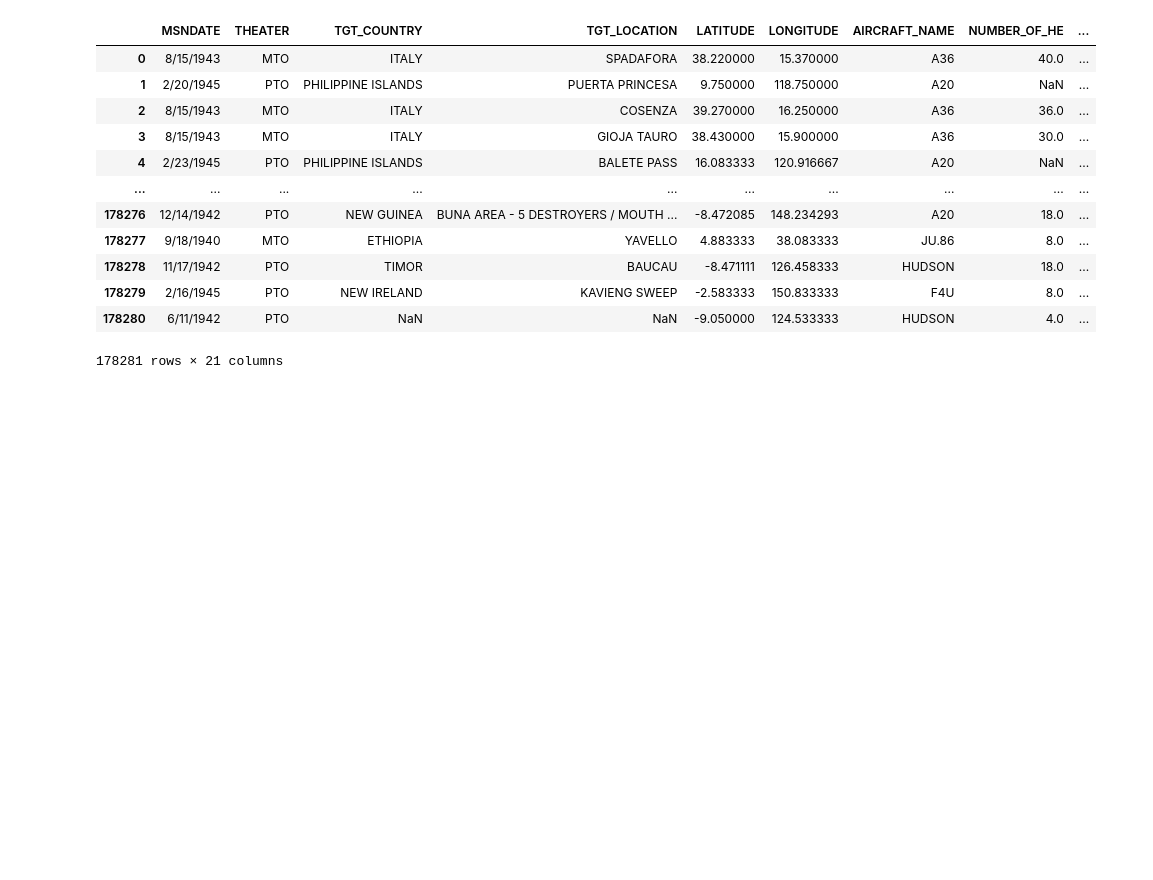
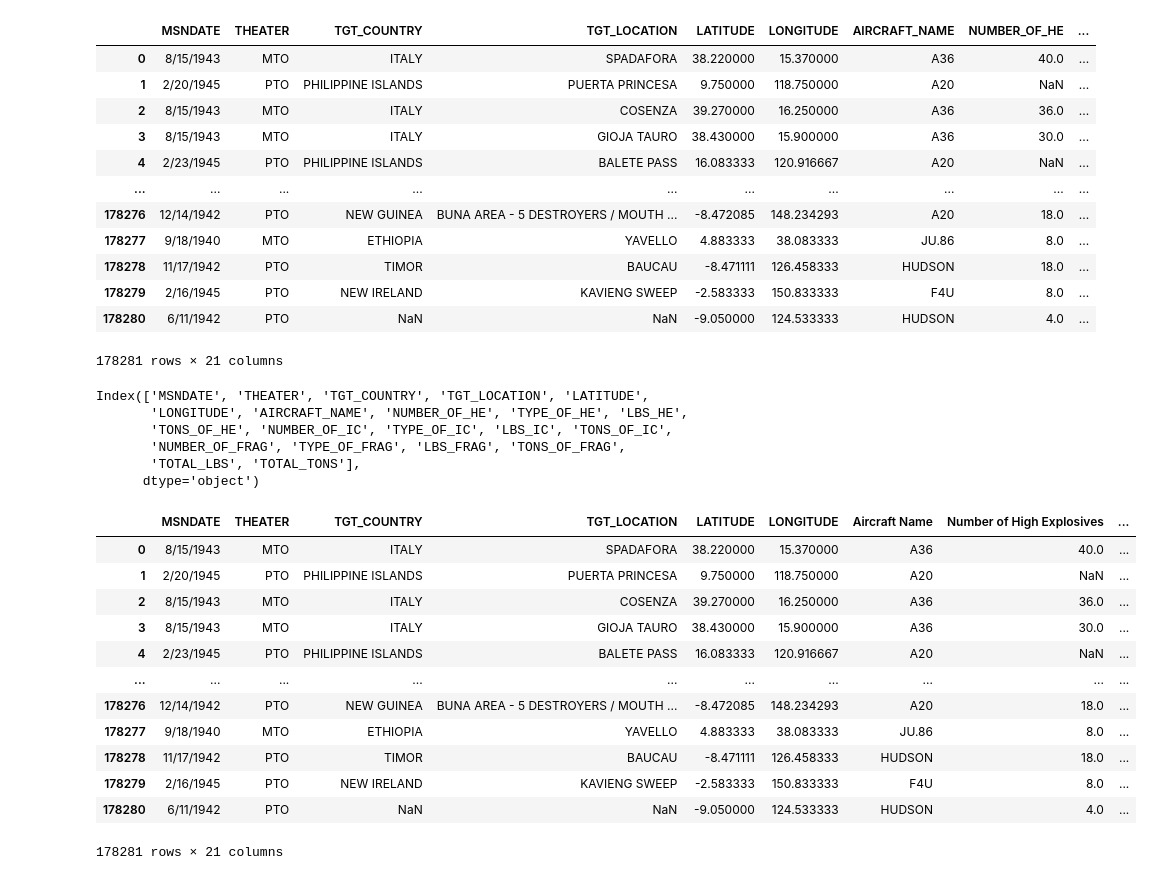
Before and after one commit to ibeth92/WWII, a Jupyter notebook: THOR_scrape.ipynb, the cells around one changed output. Saved outputs shown, nothing was run; the diff lists cells and outputs as text; code cells hidden in the pictures; blank space fills up the shorter version.

```diff
--- a/THOR_scrape.ipynb
+++ b/THOR_scrape.ipynb
@@ -3,5 +6,5 @@ import pandas as pd
 # %%
-thor_path = 'THOR_WWII_DATA_CLEAN.csv'
+thor_path = 'Resources/THOR_WWII_DATA_CLEAN.csv'
 thor_df = pd.read_csv(thor_path,encoding='latin-1', low_memory=False)
 thor_df.head()
 # %% [output]
@@ -84,3 +93,14 @@ final_thor
 | 178279 | 2/16/1945 | PTO | NEW IRELAND | KAVIENG SWEEP | -2.583333 | 150.833333 | F4U | 8.0 | ... |
 | 178280 | 6/11/1942 | PTO | NaN | NaN | -9.050000 | 124.533333 | HUDSON | 4.0 | ... |
 178281 rows × 21 columns
+# %%
+final_thor.columns
+# %% [output]
+Index(['MSNDATE', 'THEATER', 'TGT_COUNTRY', 'TGT_LOCATION', 'LATITUDE',
+       'LONGITUDE', 'AIRCRAFT_NAME', 'NUMBER_OF_HE', 'TYPE_OF_HE', 'LBS_HE',
+       'TONS_OF_HE', 'NUMBER_OF_IC', 'TYPE_OF_IC', 'LBS_IC', 'TONS_OF_IC',
+       'NUMBER_OF_FRAG', 'TYPE_OF_FRAG', 'LBS_FRAG', 'TONS_OF_FRAG',
+       'TOTAL_LBS', 'TOTAL_TONS'],
+      dtype='object')
+# %%
+thor_scrape = final_thor.rename(columns={"AIRCRAFT_NAME": "Aircraft Name", "NUMBER_OF_HE": "Number of High Explosives", "TYPE_OF_HE": "Type of High Explosive", "LBS_HE": "Weight of High Explosive (lbs)", "TONS_OF_HE": "Weight of High Explosive (tons)", "NUMBER_OF_IC": "Number of Incendiary", "TYPE_OF_IC": "Type of Incendiary", "LBS_IC": "Weight of Incendiary (lbs)", "TONS_OF_IC": "Weight of Incendiary (tons)", "NUMBER_OF_FRAG": "Number of Fragmentation Weapon", "TYPE_OF_FRAG": "Type of Fragmentation Weapon", "LBS_FRAG": "Weight of Fragmentaion Weapon (lbs)", "TONS_OF_FRAG": "Weight of Fragmentation Weapon (tons)", "TOTAL_LBS": "Total Weight (lbs)", "TOTAL_TONS": "Total Weight (tons)"})
@@ -86,0 +109,16 @@ final_thor
+# %%
+thor_scrape
+# %% [output]
+|  | MSNDATE | THEATER | TGT_COUNTRY | TGT_LOCATION | LATITUDE | LONGITUDE | Aircraft Name | Number of High Explosives | ... |
+| 0 | 8/15/1943 | MTO | ITALY | SPADAFORA | 38.220000 | 15.370000 | A36 | 40.0 | ... |
+| 1 | 2/20/1945 | PTO | PHILIPPINE ISLANDS | PUERTA PRINCESA | 9.750000 | 118.750000 | A20 | NaN | ... |
+| 2 | 8/15/1943 | MTO | ITALY | COSENZA | 39.270000 | 16.250000 | A36 | 36.0 | ... |
+| 3 | 8/15/1943 | MTO | ITALY | GIOJA TAURO | 38.430000 | 15.900000 | A36 | 30.0 | ... |
+| 4 | 2/23/1945 | PTO | PHILIPPINE ISLANDS | BALETE PASS | 16.083333 | 120.916667 | A20 | NaN | ... |
+| ... | ... | ... | ... | ... | ... | ... | ... | ... | ... |
+| 178276 | 12/14/1942 | PTO | NEW GUINEA | BUNA AREA - 5 DESTROYERS / MOUTH ... | -8.472085 | 148.234293 | A20 | 18.0 | ... |
+| 178277 | 9/18/1940 | MTO | ETHIOPIA | YAVELLO | 4.883333 | 38.083333 | JU.86 | 8.0 | ... |
+| 178278 | 11/17/1942 | PTO | TIMOR | BAUCAU | -8.471111 | 126.458333 | HUDSON | 18.0 | ... |
+| 178279 | 2/16/1945 | PTO | NEW IRELAND | KAVIENG SWEEP | -2.583333 | 150.833333 | F4U | 8.0 | ... |
+| 178280 | 6/11/1942 | PTO | NaN | NaN | -9.050000 | 124.533333 | HUDSON | 4.0 | ... |
+178281 rows × 21 columns
```
Also changed, not shown: parts of 12 cells of this notebook.
